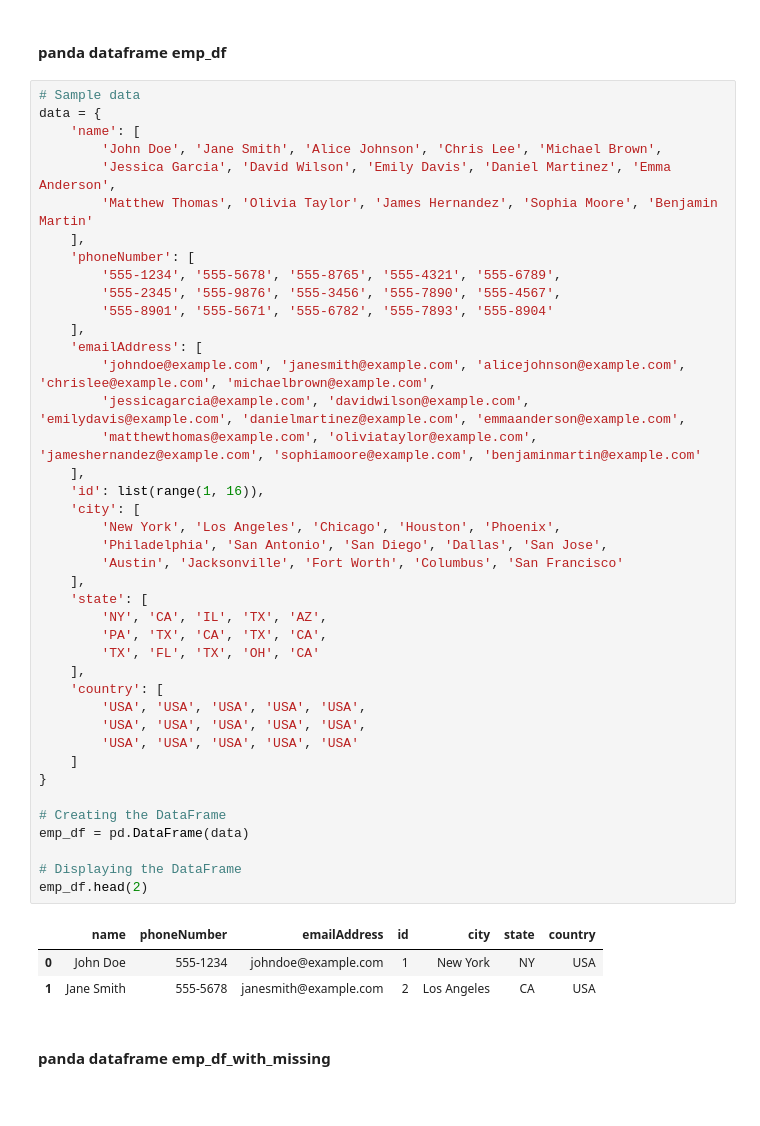
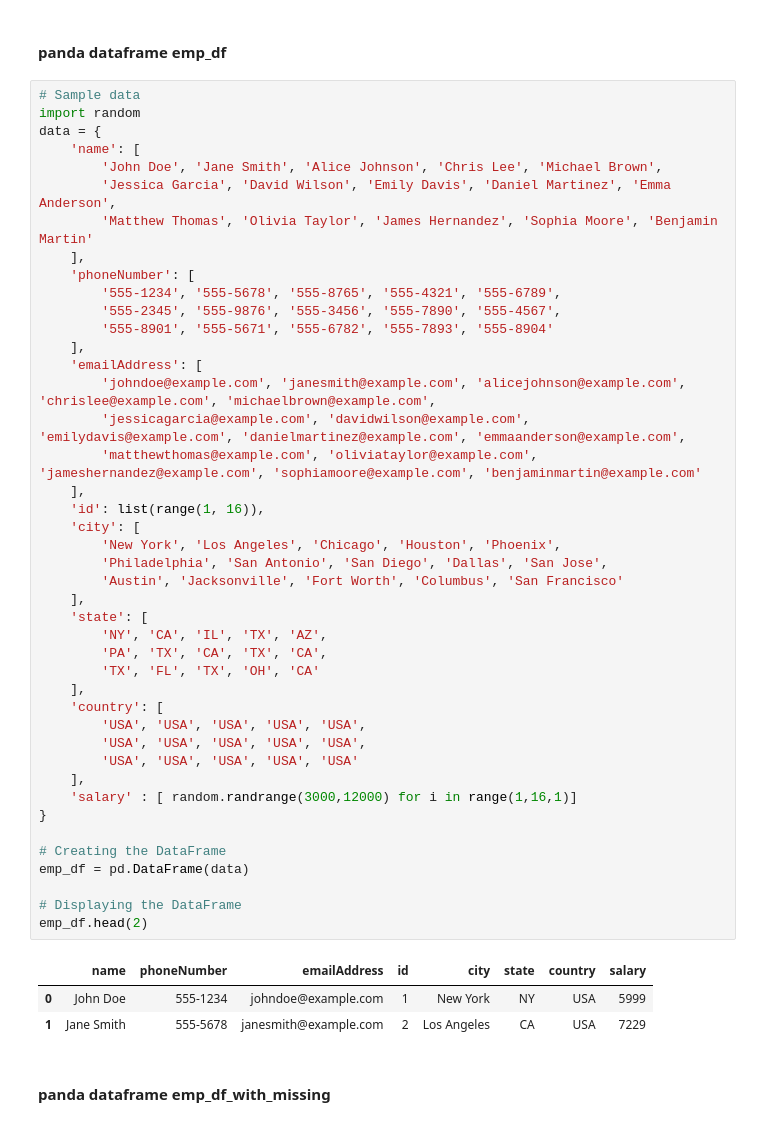
Before and after one commit to arpans2112/MachineLearningFundamentals, a Jupyter notebook: PandasParagon/pandasCheatSheet.ipynb, the cells around one changed output. Saved outputs shown, nothing was run; the diff lists cells and outputs as text.

```diff
--- a/PandasParagon/pandasCheatSheet.ipynb
+++ b/PandasParagon/pandasCheatSheet.ipynb
@@ -45,6 +46,7 @@ df_array = df.copy()
 #### panda dataframe emp_df
 # %%
 # Sample data
+import random
 data = {
     'name': [
         'John Doe', 'Jane Smith', 'Alice Johnson', 'Chris Lee', 'Michael Brown',
@@ -57,37 +59,38 @@ data = {
         '555-8901', '555-5671', '555-6782', '555-7893', '555-8904'
     ],
     'emailAddress': [
         'johndoe@example.com', 'janesmith@example.com', 'alicejohnson@example.com', 'chrislee@example.com', 'michaelbrown@example.com',
         'jessicagarcia@example.com', 'davidwilson@example.com', 'emilydavis@example.com', 'danielmartinez@example.com', 'emmaanderson@example.com',
         'matthewthomas@example.com', 'oliviataylor@example.com', 'jameshernandez@example.com', 'sophiamoore@example.com', 'benjaminmartin@example.com'
     ],
     'id': list(range(1, 16)),
     'city': [
         'New York', 'Los Angeles', 'Chicago', 'Houston', 'Phoenix',
         'Philadelphia', 'San Antonio', 'San Diego', 'Dallas', 'San Jose',
         'Austin', 'Jacksonville', 'Fort Worth', 'Columbus', 'San Francisco'
     ],
     'state': [
         'NY', 'CA', 'IL', 'TX', 'AZ',
         'PA', 'TX', 'CA', 'TX', 'CA',
         'TX', 'FL', 'TX', 'OH', 'CA'
     ],
     'country': [
         'USA', 'USA', 'USA', 'USA', 'USA',
         'USA', 'USA', 'USA', 'USA', 'USA',
         'USA', 'USA', 'USA', 'USA', 'USA'
-    ]
+    ],
+    'salary' : [ random.randrange(3000,12000) for i in range(1,16,1)]
 }
 
 # Creating the DataFrame
 emp_df = pd.DataFrame(data)
 
 # Displaying the DataFrame
 emp_df.head(2)
 # %% [output]
-|  | name | phoneNumber | emailAddress | id | city | state | country |
-| 0 | John Doe | 555-1234 | johndoe@example.com | 1 | New York | NY | USA |
-| 1 | Jane Smith | 555-5678 | janesmith@example.com | 2 | Los Angeles | CA | USA |
+|  | name | phoneNumber | emailAddress | id | city | state | country | salary |
+| 0 | John Doe | 555-1234 | johndoe@example.com | 1 | New York | NY | USA | 5999 |
+| 1 | Jane Smith | 555-5678 | janesmith@example.com | 2 | Los Angeles | CA | USA | 7229 |
 # %% [markdown]
 #### panda dataframe emp_df_with_missing
 # %%
```
Also changed, not shown: parts of 35 cells of this notebook, 1 other file.
